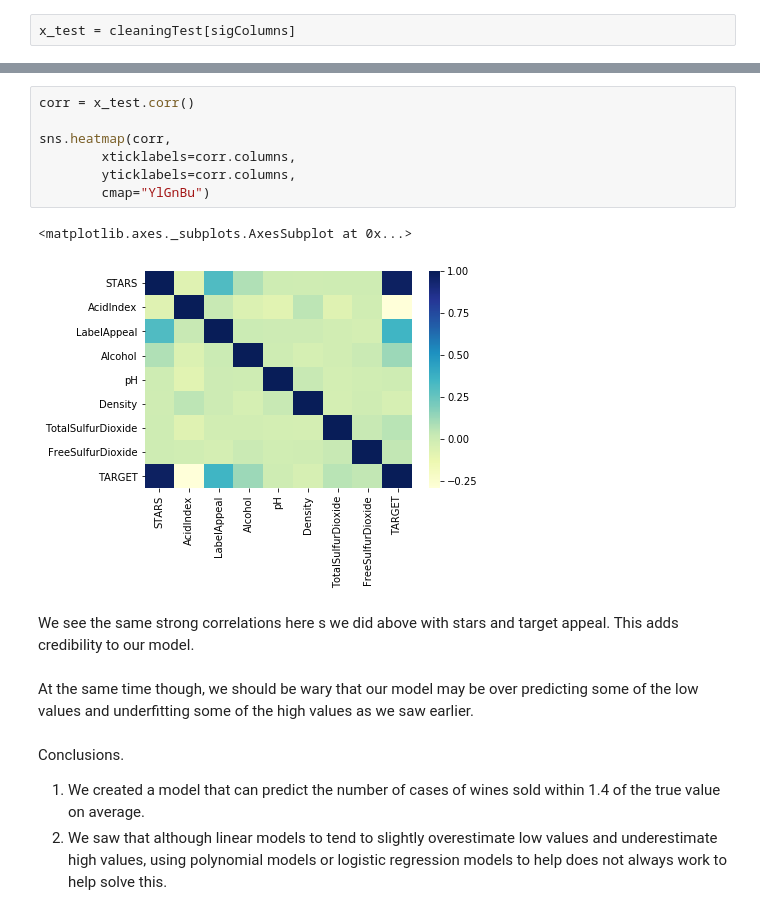
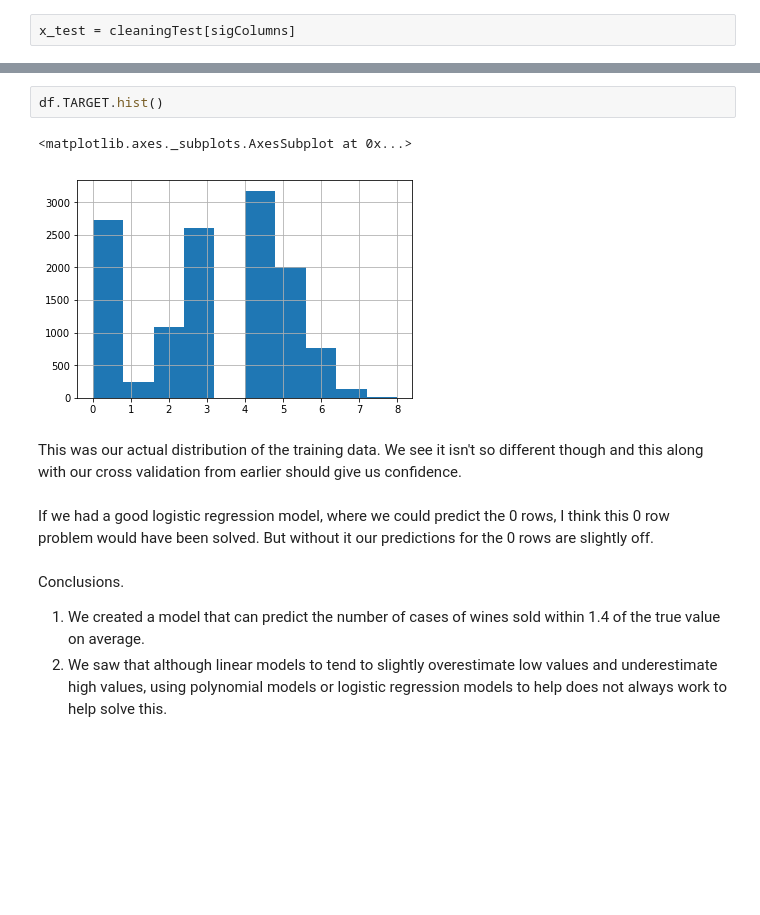
Before and after one commit to cohenb51/Katz_School, a Jupyter notebook: DAV6150/project1/B_Cohen_Project1.ipynb, the cells around one changed output, grey strips where cells are left out. Cells and saved outputs as stored; diff of their text form; blank space fills up the shorter version.

```diff
--- a/DAV6150/project1/B_Cohen_Project1.ipynb
+++ b/DAV6150/project1/B_Cohen_Project1.ipynb
@@ -2017,17 +2011,12 @@ Also, nothing persay implies that our distribution of our test data has to match
-# %%
-corr = x_test.corr()
-
-sns.heatmap(corr,
-        xticklabels=corr.columns,
-        yticklabels=corr.columns,
-        cmap="YlGnBu")
-# %% [output]
-<matplotlib.axes._subplots.AxesSubplot at 0x...>
-[figure, removed]
-# %% [markdown]
-We see the same strong correlations here s we did above with stars and target appeal. This adds credibility to our model.
-# %% [markdown]
-At the same time though, we should be wary that our model may be over predicting some of the low values and underfitting some of the high values as we saw earlier.
+# %%
+df.TARGET.hist()
+# %% [output]
+<matplotlib.axes._subplots.AxesSubplot at 0x...>
+[figure, added]
+# %% [markdown]
+This was our actual distribution of the training data. We see it isn't so different though and this along with our cross validation from earlier should give us confidence.
+# %% [markdown]
+If we had a good logistic regression model, where we could predict the 0 rows, I think this 0 row problem would have been solved. But without it our predictions for the 0 rows are slightly off.
 # %% [markdown]
 Conclusions.
 
```
Also changed, not shown: parts of 31 cells of this notebook.
